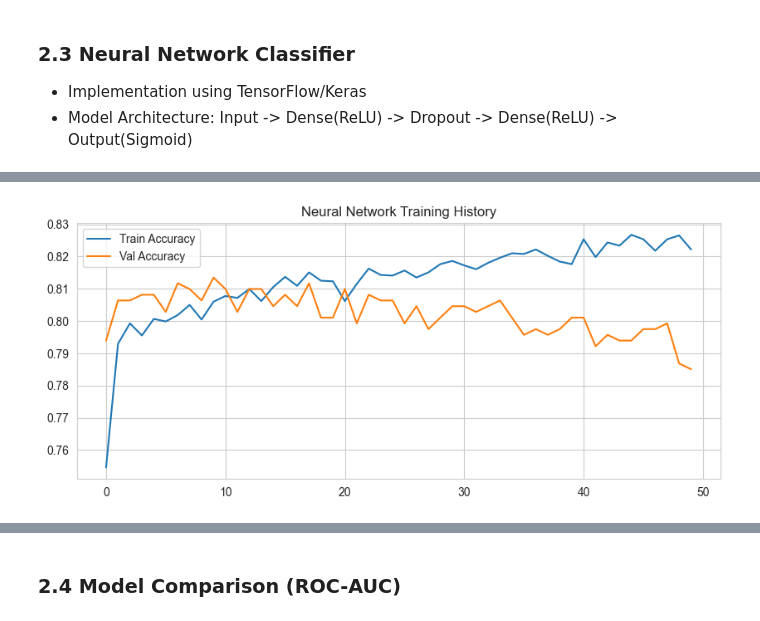
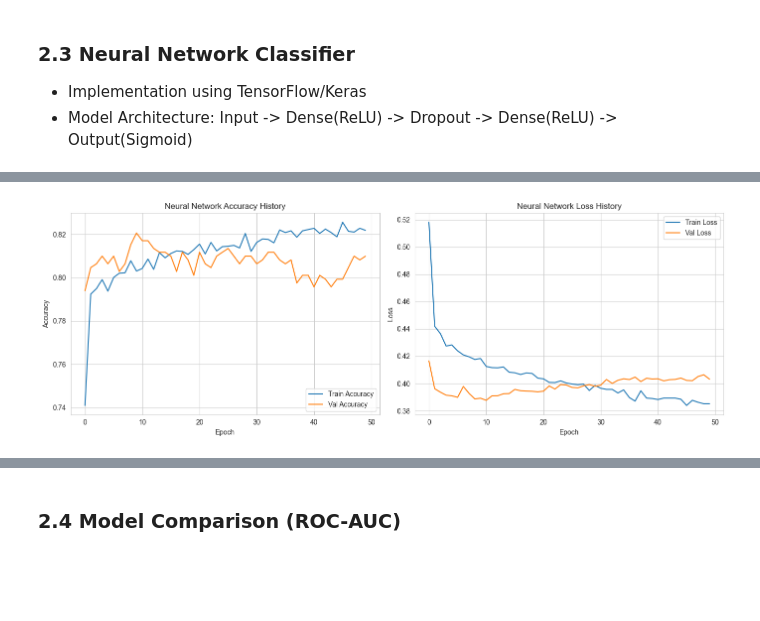
Before and after one commit to dimesh-dev/Customer-Churn-Prediction-System, a Jupyter notebook: Model/Customer_Churn_Predictor.ipynb, the cells around one changed output, grey strips where cells are left out. Cells and saved outputs as stored; diff of their text form; code cells hidden in the pictures; blank space fills up the shorter version.

Commit message:
Visualized the decision tree, NN Loss History Curve

```diff
--- a/Model/Customer_Churn_Predictor.ipynb
+++ b/Model/Customer_Churn_Predictor.ipynb
@@ -284,13 +318,29 @@ Epoch 50/50
 # %%
-# Plot Training History
-plt.figure(figsize=(10,4))
+# Plot Training History (Accuracy + Loss)
+plt.figure(figsize=(14,5))
+
+# Accuracy Curve
+plt.subplot(1, 2, 1)
 plt.plot(history.history['accuracy'], label='Train Accuracy')
 plt.plot(history.history['val_accuracy'], label='Val Accuracy')
-plt.title('Neural Network Training History')
+plt.title('Neural Network Accuracy History')
+plt.xlabel('Epoch')
+plt.ylabel('Accuracy')
 plt.legend()
+
+# Loss Curve
+plt.subplot(1, 2, 2)
+plt.plot(history.history['loss'], label='Train Loss')
+plt.plot(history.history['val_loss'], label='Val Loss')
+plt.title('Neural Network Loss History')
+plt.xlabel('Epoch')
+plt.ylabel('Loss')
+plt.legend()
+
+plt.tight_layout()
 plt.show()
 # %% [output]
-[figure, old version]
+[figure, new version]
 # %%
 # Evaluation
 y_pred_nn = (model.predict(X_test) > 0.5).astype("int32")
```
Also changed, not shown: parts of 6 cells of this notebook.
